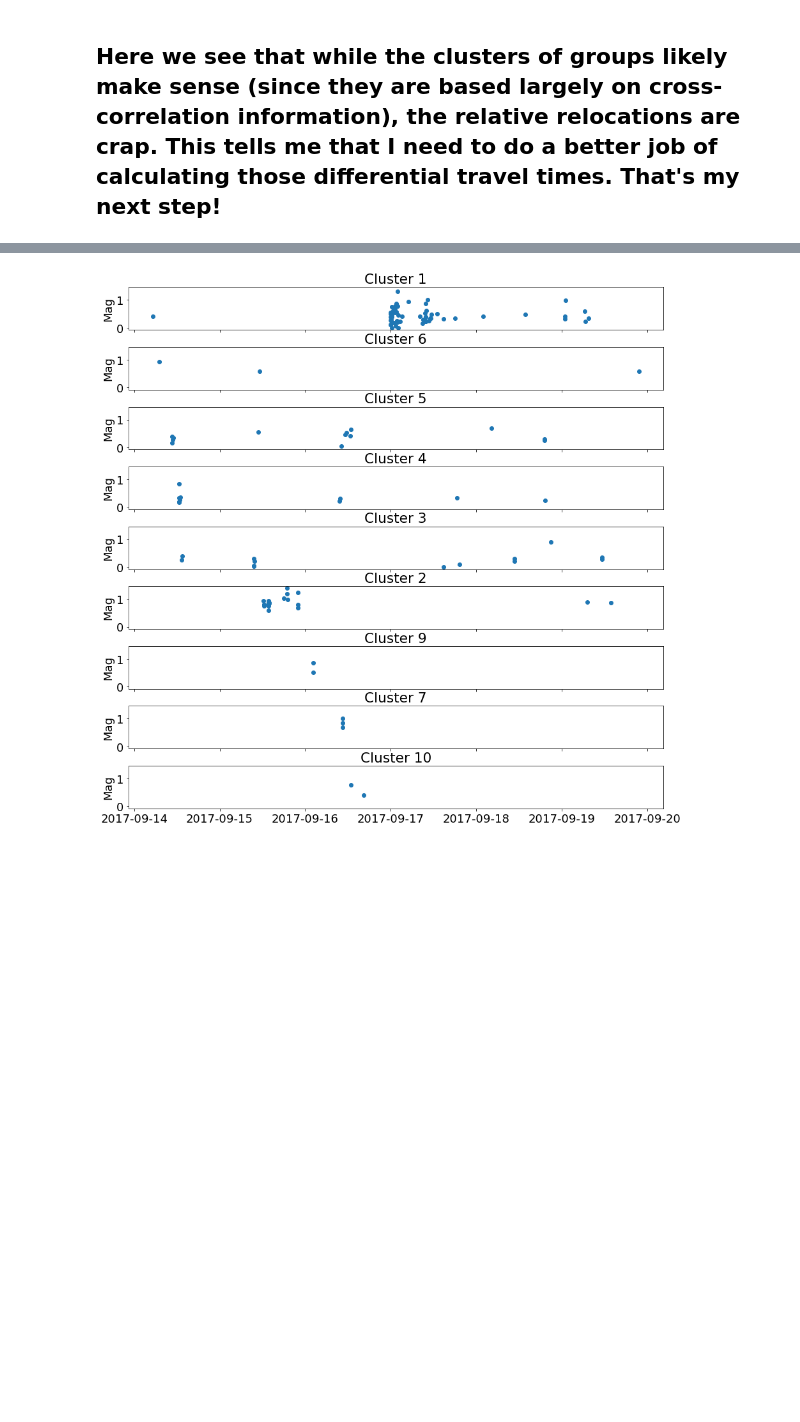
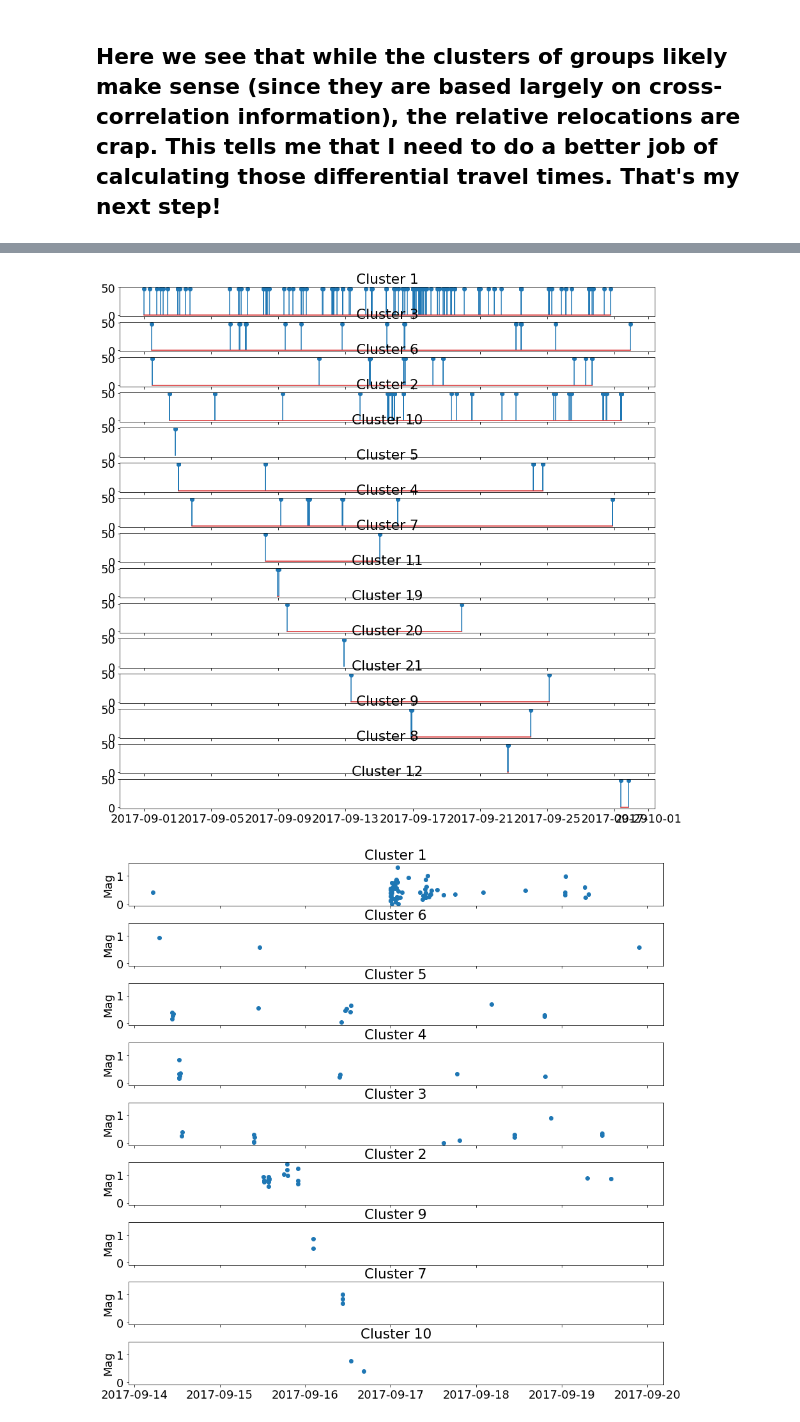
Before and after one commit to zoekrauss/endeavour_clustering, a Jupyter notebook: plot_growclust.ipynb, the cells around one changed output, grey strips where cells are left out. Drawn from its saved outputs; the diff is of its cells as text; code cells hidden in the pictures; blank space fills up the shorter version.

```diff
--- a/plot_growclust.ipynb
+++ b/plot_growclust.ipynb
@@ -58,3 +70,13 @@ clust = reloc[reloc['clusterID']==2]
+# %%
+fig,ax = plt.subplots(len(clusters),1,sharex=True,figsize=(15,15),sharey=True)
+
+for i,cnum in enumerate(clusters):
+
+    clust = reloc[reloc['clusterID']==cnum]
+    ax[i].set_title('Cluster '+str(cnum))
+    ax[i].stem(clust['eventTime'],clust['latC'])
+# %% [output]
+[figure, added]
 # %%
 fig,ax = plt.subplots(len(clusters),1,sharex=True,figsize=(15,15),sharey=True)
 
```
Also changed, not shown: parts of 3 cells of this notebook, 4 other files.
